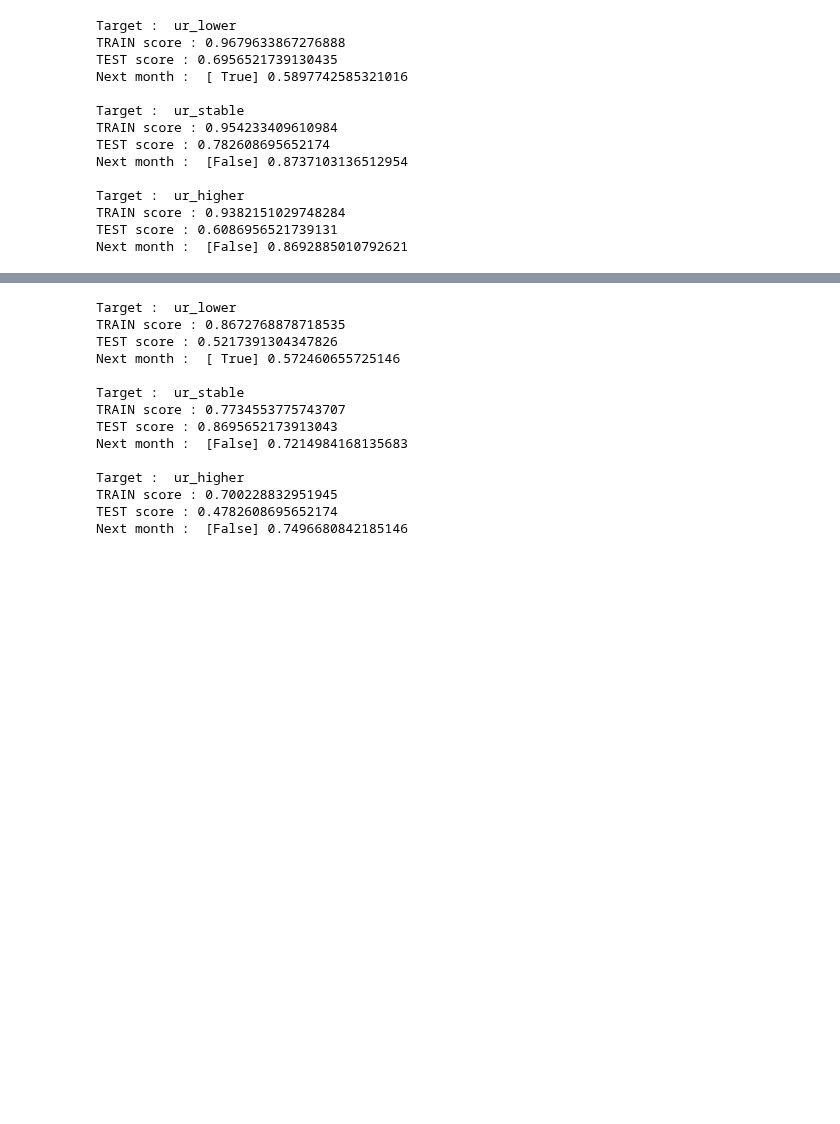
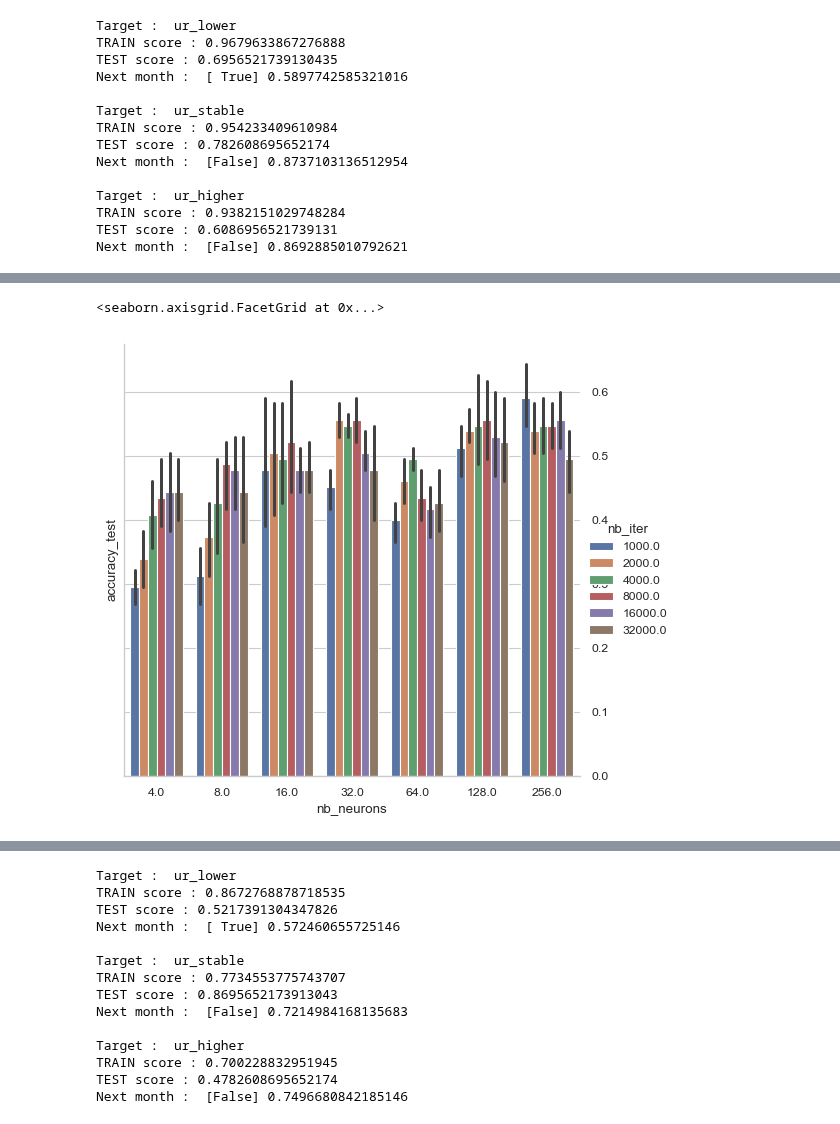
Before and after one commit to jeugregg/ocean_protocol_eth_pred, a Jupyter notebook: estimate_employment_rate.ipynb, the cells around one changed output, grey strips where cells are left out. Saved outputs shown, nothing was run; the diff lists cells and outputs as text; code cells hidden in the pictures; blank space fills up the shorter version.

Commit message:
update data + estimate unrate

```diff
--- a/estimate_employment_rate.ipynb
+++ b/estimate_employment_rate.ipynb
@@ -967,0 +1189,43 @@ Next month :  [ True] 0.6666666666666666
+# %%
+from sklearn.neural_network import MLPClassifier
+list_nb_iter = [1000, 2000, 4000, 8000, 16000, 32000]
+list_random_state = [0, 1, 2, 3, 4]
+list_nb_cell = [4, 8, 16, 32, 64, 128, 256]
+df_res = pd.DataFrame(columns=["nb_neurons", "nb_iter", "random_state", "accuracy", "accuracy_test"])
+Y, Y_test = choose_target(df_y, "class", nb_test)
+acc_best = 0
+for nb_neurons in list_nb_cell:
+    for nb_iter in list_nb_iter:
+        for random_state in list_random_state:
+            param = (nb_neurons, nb_iter, random_state)
+            print(f"\nnb_neurons: {nb_neurons} , nb_iter: {nb_iter}, random_state: {random_state}")
+            clf = MLPClassifier(
+                hidden_layer_sizes=(nb_neurons),
+                random_state=random_state,
+                max_iter=nb_iter,
+                n_iter_no_change=nb_iter,
+            )
+            list_clf = multi_target_fit(clf, df_y, nb_test, ["class"])
+            acc_curr = list_clf[0].score(X, Y)
+            acc_curr_test = list_clf[0].score(X_test, Y_test)
+            df_res = df_res.append(
+                {
+                    "nb_neurons": nb_neurons,
+                    "nb_iter": nb_iter,
+                    "random_state": random_state,
+                    "accuracy": acc_curr,
+                    "accuracy_test": acc_curr_test,
+                },
+                ignore_index=True,
+            )
+
+            if acc_curr_test > acc_best:
+                acc_best = acc_curr_test
+                param_best = param
+                clf_best = list_clf[0]
+
+
+print("new best param : ", param_best)
+print("TRAIN score  best :", list_clf[0].score(X, Y))
+print("TEST score best :", acc_best)
+df_res
@@ -967,0 +1265,5 @@ Next month :  [ True] 0.6666666666666666
+# %%
+sns.catplot(data=df_res, kind="bar", x="nb_neurons", y="accuracy_test", hue="nb_iter")
+# %% [output]
+<seaborn.axisgrid.FacetGrid at 0x...>
+[figure, added]
```
Also changed, not shown: parts of 59 cells of this notebook, 14 other files.
